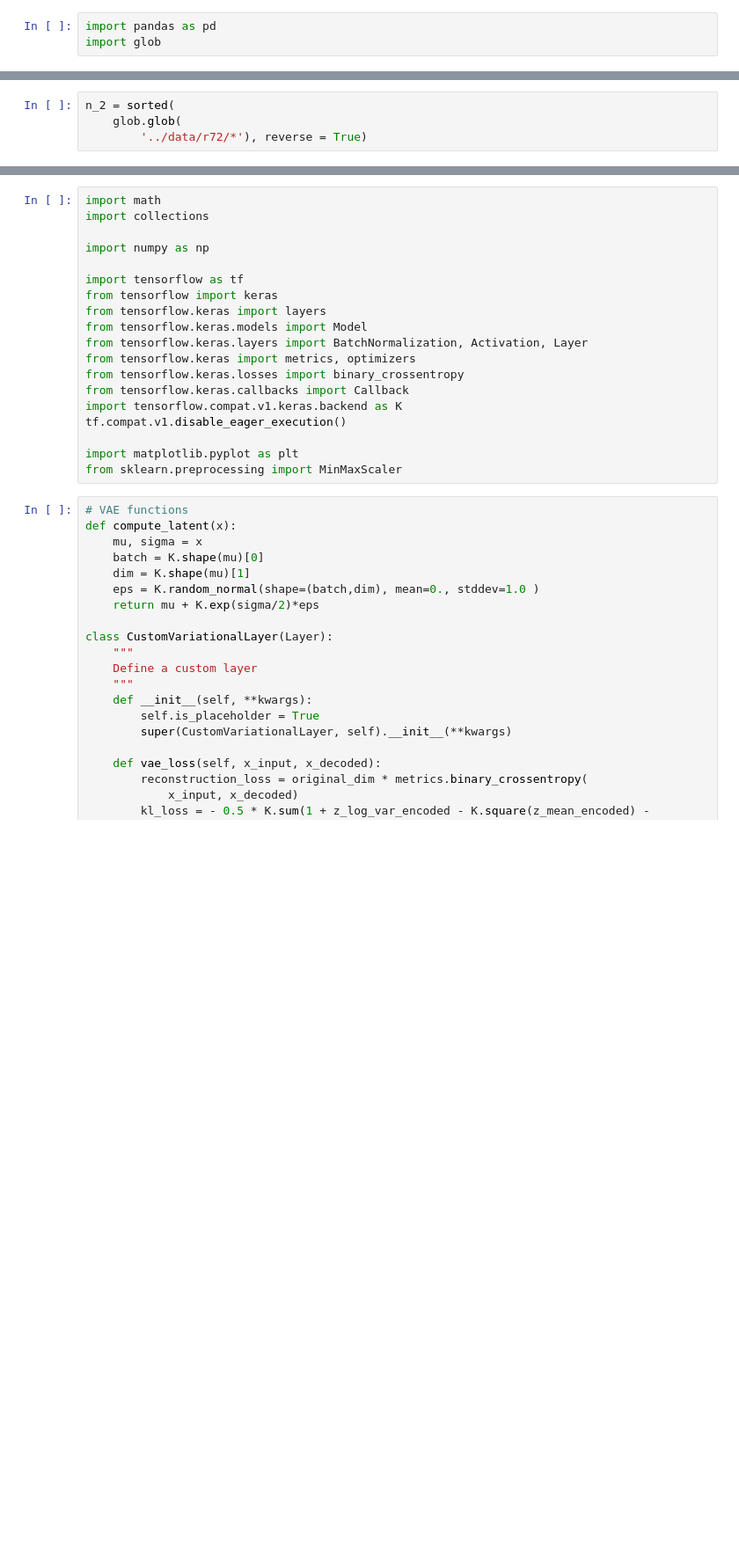
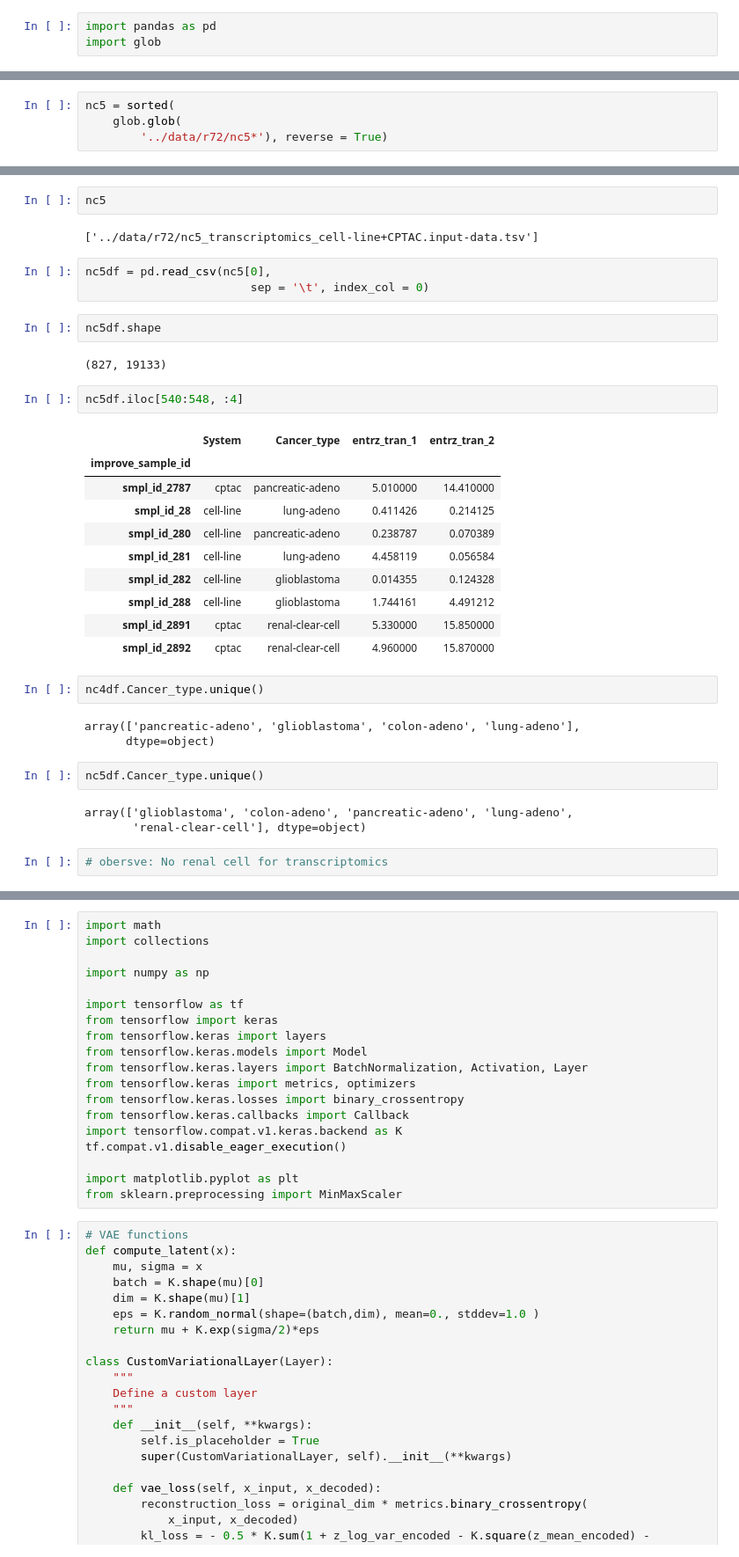
Before and after one commit to briankarlberg/mdl-sys-bnchmrk, a Jupyter notebook: code/tybalt.ipynb, the cells around one changed output, grey strips where cells are left out. Shown: that part at 88% size. Drawn from its saved outputs; the diff is of its cells as text; blank space fills up the shorter version.

```diff
--- a/code/tybalt.ipynb
+++ b/code/tybalt.ipynb
@@ -8,4 +36,4 @@ ls ../data/r72/
 # %%
-n_2 = sorted(
+nc5 = sorted(
     glob.glob(
-        '../data/r72/*'), reverse = True)
+        '../data/r72/nc5*'), reverse = True)
@@ -11,0 +70,36 @@ n_2 = sorted(
+# %%
+nc5
+# %% [output]
+['../data/r72/nc5_transcriptomics_cell-line+CPTAC.input-data.tsv']
+# %%
+nc5df = pd.read_csv(nc5[0],
+                        sep = '\t', index_col = 0)
+# %%
+nc5df.shape
+# %% [output]
+(827, 19133)
+# %%
+nc5df.iloc[540:548, :4]
+# %% [output]
+|  | System | Cancer_type | entrz_tran_1 | entrz_tran_2 |
+| improve_sample_id |  |  |  |  |
+| smpl_id_2787 | cptac | pancreatic-adeno | 5.010000 | 14.410000 |
+| smpl_id_28 | cell-line | lung-adeno | 0.411426 | 0.214125 |
+| smpl_id_280 | cell-line | pancreatic-adeno | 0.238787 | 0.070389 |
+| smpl_id_281 | cell-line | lung-adeno | 4.458119 | 0.056584 |
+| smpl_id_282 | cell-line | glioblastoma | 0.014355 | 0.124328 |
+| smpl_id_288 | cell-line | glioblastoma | 1.744161 | 4.491212 |
+| smpl_id_2891 | cptac | renal-clear-cell | 5.330000 | 15.850000 |
+| smpl_id_2892 | cptac | renal-clear-cell | 4.960000 | 15.870000 |
+# %%
+nc4df.Cancer_type.unique()
+# %% [output]
+array(['pancreatic-adeno', 'glioblastoma', 'colon-adeno', 'lung-adeno'],
+      dtype=object)
+# %%
+nc5df.Cancer_type.unique()
+# %% [output]
+array(['glioblastoma', 'colon-adeno', 'pancreatic-adeno', 'lung-adeno',
+       'renal-clear-cell'], dtype=object)
+# %%
+# obersve: No renal cell for transcriptomics
```
Also changed, not shown: parts of 33 cells of this notebook, 1 other file.
